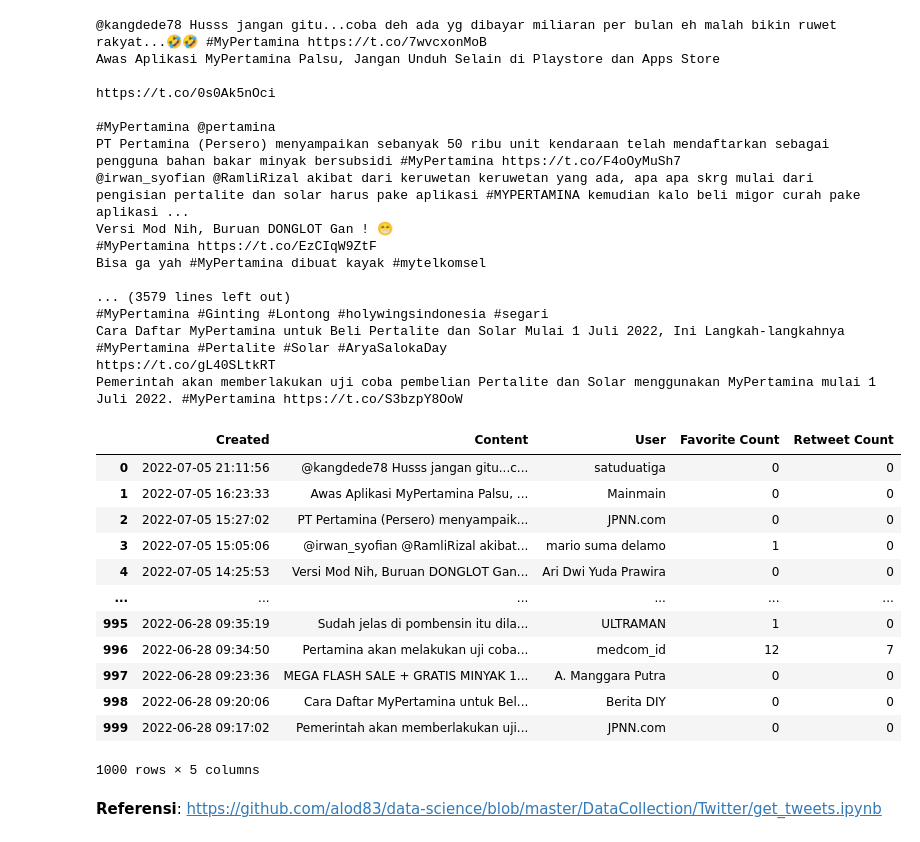
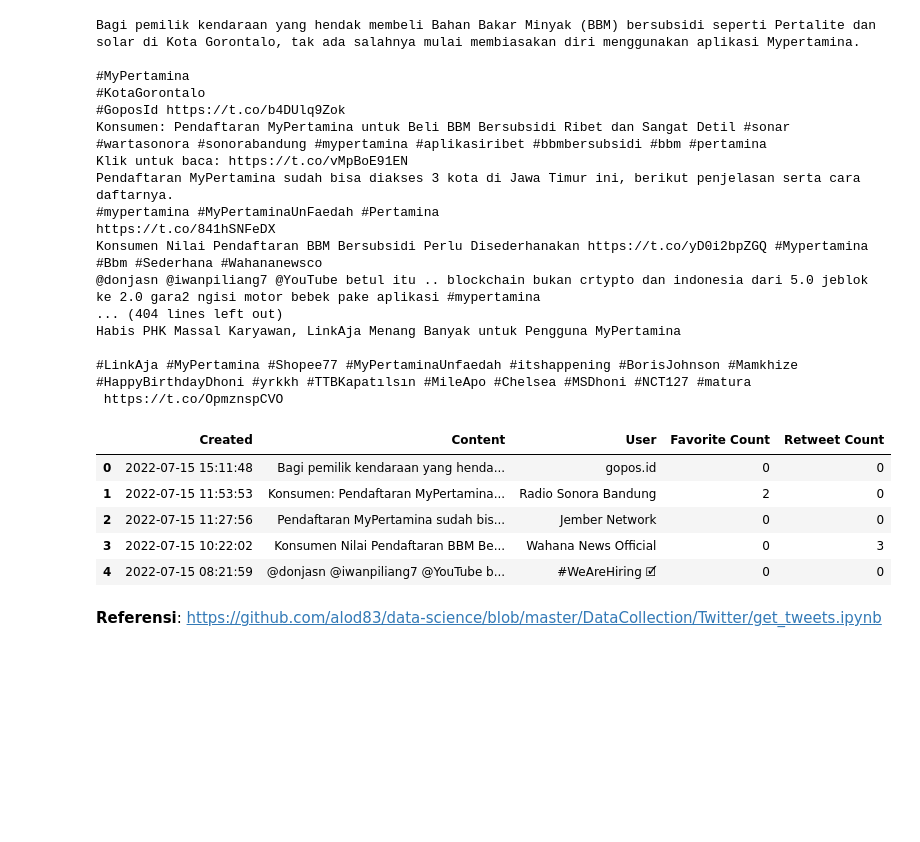
Before and after one commit to numerikdotid/Buku-Text-Mining, a Jupyter notebook: crawlingUsingTweppy.ipynb, the cells around one changed output. Cells and saved outputs as stored; diff of their text form; code cells hidden in the pictures; blank space fills up the shorter version.

```diff
--- a/crawlingUsingTweppy.ipynb
+++ b/crawlingUsingTweppy.ipynb
@@ -13,7 +13,7 @@ auth.set_access_token(access_token, access_token_secret)
 
 api = tweepy.API(auth,wait_on_rate_limit=True)
 # %%
-tweets_list = tweepy.Cursor(api.search, q='#mypertamina -filter:retweets', tweet_mode='extended',lang="id", since='2022-06-25', until='2022-07-06').items(1000)
+tweets_list = tweepy.Cursor(api.search, q='#mypertamina -filter:retweets', tweet_mode='extended',lang="id", since='2022-07-05', until='2022-07-16').items(1000)
 # %%
 output = []
 for tweet in tweets_list:
@@ -27,43 +27,36 @@ for tweet in tweets_list:
     line = {'Created' : created,'Content' : text, 'User' : user, 'Favorite Count' : favourite_count, 'Retweet Count' : retweet_count}
     output.append(line)
 # %% [output]
-@kangdede78 Husss jangan gitu...coba deh ada yg dibayar miliaran per bulan eh malah bikin ruwet rakyat...🤣🤣 #MyPertamina https://t.co/7wvcxonMoB
-Awas Aplikasi MyPertamina Palsu, Jangan Unduh Selain di Playstore dan Apps Store
+Bagi pemilik kendaraan yang hendak membeli Bahan Bakar Minyak (BBM) bersubsidi seperti Pertalite dan solar di Kota Gorontalo, tak ada salahnya mulai membiasakan diri menggunakan aplikasi Mypertamina.
 
-https://t.co/0s0Ak5nOci
+#MyPertamina
+#KotaGorontalo
+#GoposId https://t.co/b4DUlq9Zok
+Konsumen: Pendaftaran MyPertamina untuk Beli BBM Bersubsidi Ribet dan Sangat Detil #sonar #wartasonora #sonorabandung #mypertamina #aplikasiribet #bbmbersubsidi #bbm #pertamina
+Klik untuk baca: https://t.co/vMpBoE91EN
+Pendaftaran MyPertamina sudah bisa diakses 3 kota di Jawa Timur ini, berikut penjelasan serta cara daftarnya.
+#mypertamina #MyPertaminaUnFaedah #Pertamina
+https://t.co/841hSNFeDX
+Konsumen Nilai Pendaftaran BBM Bersubsidi Perlu Disederhanakan https://t.co/yD0i2bpZGQ #Mypertamina #Bbm #Sederhana #Wahananewsco
+@donjasn @iwanpiliang7 @YouTube betul itu .. blockchain bukan crtypto dan indonesia dari 5.0 jeblok ke 2.0 gara2 ngisi motor bebek pake aplikasi #mypertamina
+... (404 lines left out)
+Habis PHK Massal Karyawan, LinkAja Menang Banyak untuk Pengguna MyPertamina
 
-#MyPertamina @pertamina
-PT Pertamina (Persero) menyampaikan sebanyak 50 ribu unit kendaraan telah mendaftarkan sebagai pengguna bahan bakar minyak bersubsidi #MyPertamina https://t.co/F4oOyMuSh7
-@irwan_syofian @RamliRizal akibat dari keruwetan keruwetan yang ada, apa apa skrg mulai dari pengisian pertalite dan solar harus pake aplikasi #MYPERTAMINA kemudian kalo beli migor curah pake aplikasi ...
-Versi Mod Nih, Buruan DONGLOT Gan ! 😁
-#MyPertamina https://t.co/EzCIqW9ZtF
-Bisa ga yah #MyPertamina dibuat kayak #mytelkomsel
-
-... (3579 lines left out)
-#MyPertamina #Ginting #Lontong #holywingsindonesia #segari
-Cara Daftar MyPertamina untuk Beli Pertalite dan Solar Mulai 1 Juli 2022, Ini Langkah-langkahnya #MyPertamina #Pertalite #Solar #AryaSalokaDay
-https://t.co/gL40SLtkRT
-Pemerintah akan memberlakukan uji coba pembelian Pertalite dan Solar menggunakan MyPertamina mulai 1 Juli 2022. #MyPertamina https://t.co/S3bzpY8OoW
+#LinkAja #MyPertamina #Shopee77 #MyPertaminaUnfaedah #itshappening #BorisJohnson #Mamkhize #HappyBirthdayDhoni #yrkkh #TTBKapatılsın #MileApo #Chelsea #MSDhoni #NCT127 #matura
+ https://t.co/OpmznspCVO
 # %%
 import pandas as pd
 
 df = pd.DataFrame(output)
 df.to_csv('mypertamina.csv', mode='a', header=False)
 # %%
-df
+df.head()
 # %% [output]
 |  | Created | Content | User | Favorite Count | Retweet Count |
-| 0 | 2022-07-05 21:11:56 | @kangdede78 Husss jangan gitu...c... | satuduatiga | 0 | 0 |
-| 1 | 2022-07-05 16:23:33 | Awas Aplikasi MyPertamina Palsu, ... | Mainmain | 0 | 0 |
-| 2 | 2022-07-05 15:27:02 | PT Pertamina (Persero) menyampaik... | JPNN.com | 0 | 0 |
-| 3 | 2022-07-05 15:05:06 | @irwan_syofian @RamliRizal akibat... | mario suma delamo | 1 | 0 |
-| 4 | 2022-07-05 14:25:53 | Versi Mod Nih, Buruan DONGLOT Gan... | Ari Dwi Yuda Prawira | 0 | 0 |
-| ... | ... | ... | ... | ... | ... |
-| 995 | 2022-06-28 09:35:19 | Sudah jelas di pombensin itu dila... | ULTRAMAN | 1 | 0 |
-| 996 | 2022-06-28 09:34:50 | Pertamina akan melakukan uji coba... | medcom_id | 12 | 7 |
-| 997 | 2022-06-28 09:23:36 | MEGA FLASH SALE + GRATIS MINYAK 1... | A. Manggara Putra | 0 | 0 |
-| 998 | 2022-06-28 09:20:06 | Cara Daftar MyPertamina untuk Bel... | Berita DIY | 0 | 0 |
-| 999 | 2022-06-28 09:17:02 | Pemerintah akan memberlakukan uji... | JPNN.com | 0 | 0 |
+| 0 | 2022-07-15 15:11:48 | Bagi pemilik kendaraan yang henda... | gopos.id | 0 | 0 |
+| 1 | 2022-07-15 11:53:53 | Konsumen: Pendaftaran MyPertamina... | Radio Sonora Bandung | 2 | 0 |
+| 2 | 2022-07-15 11:27:56 | Pendaftaran MyPertamina sudah bis... | Jember Network | 0 | 0 |
+| 3 | 2022-07-15 10:22:02 | Konsumen Nilai Pendaftaran BBM Be... | Wahana News Official | 0 | 3 |
+| 4 | 2022-07-15 08:21:59 | @donjasn @iwanpiliang7 @YouTube b... | #WeAreHiring 🗹 | 0 | 0 |
-1000 rows × 5 columns
 # %% [markdown]
 **Referensi**: https://github.com/alod83/data-science/blob/master/DataCollection/Twitter/get_tweets.ipynb
```
